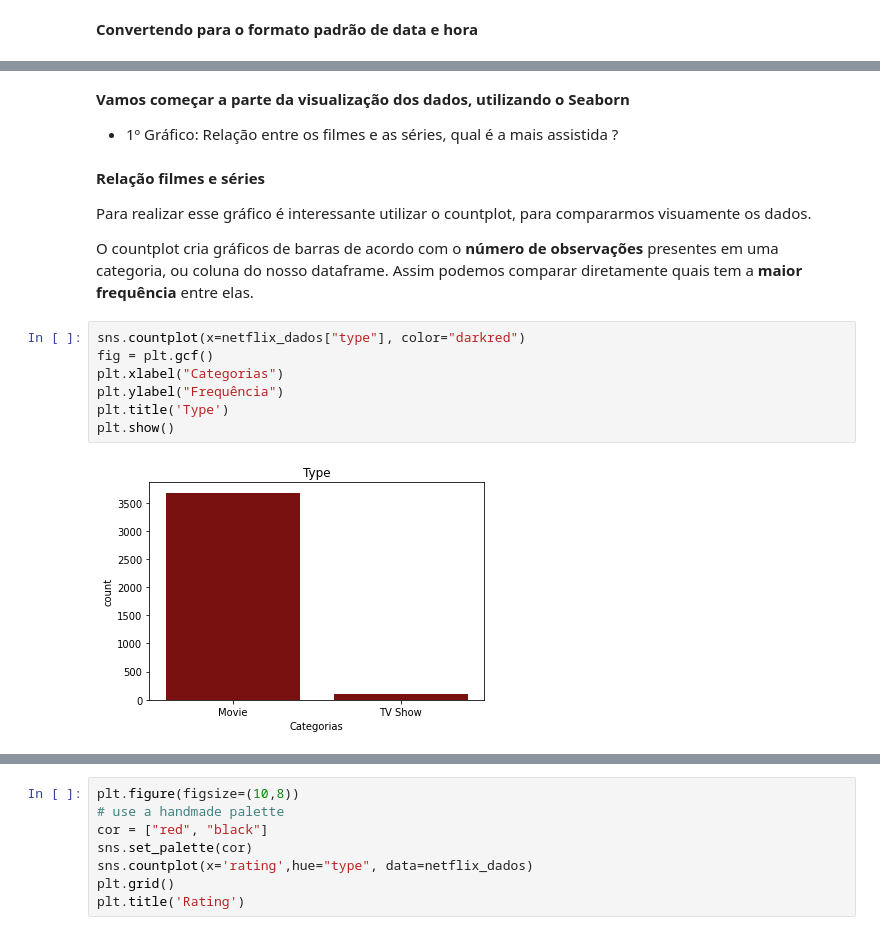
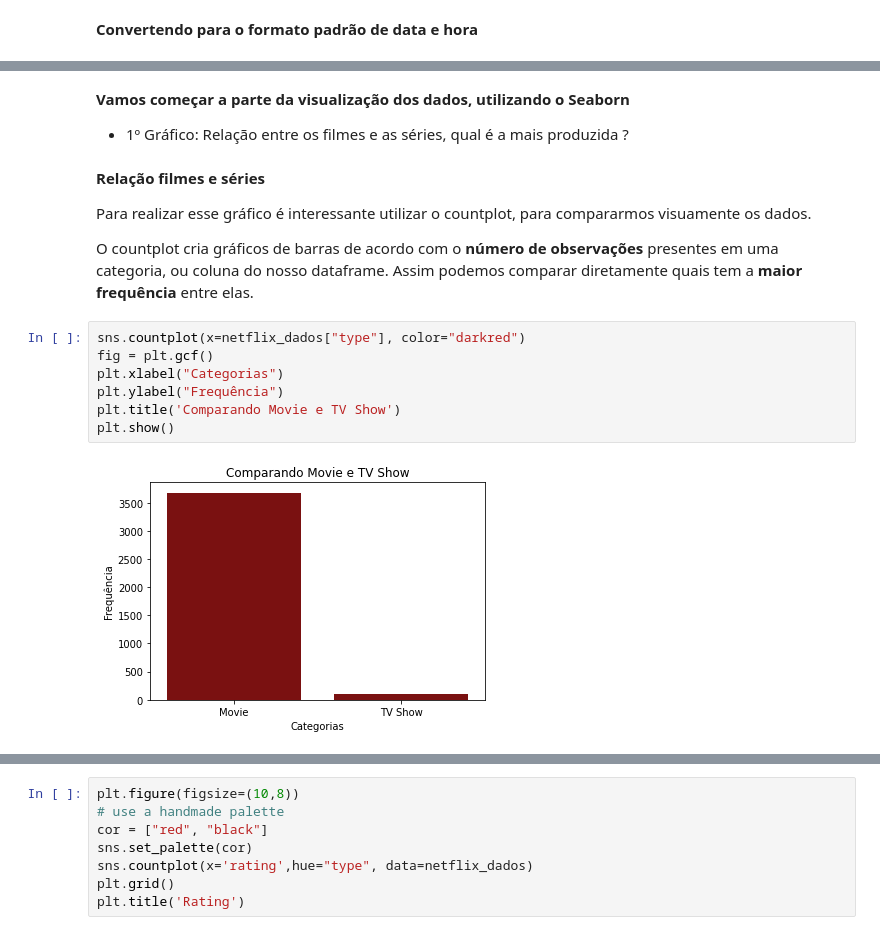
Before and after one commit to Hugox96/Netfliz_Python, a Jupyter notebook: Netflix.ipynb, the cells around one changed output, grey strips where cells are left out. Drawn from its saved outputs; the diff is of its cells as text.

Commit message:
melhorando os gráficos

```diff
--- a/Netflix.ipynb
+++ b/Netflix.ipynb
@@ -116,7 +116,7 @@ netflix_dados.head(10)
 | 23 | 70304988 | Movie | Stonehearst Asylum | Brad Anderson | Kate Beckinsale, Jim Sturgess, Da... | United States | 2017-09-08 | 2014 | PG-13 | 113 min | ... |
 # %% [markdown]
 **Vamos começar a parte da visualização dos dados, utilizando o Seaborn**
-* 1º Gráfico: Relação entre os filmes e as séries, qual é a mais assistida ?
+* 1º Gráfico: Relação entre os filmes e as séries, qual é a mais produzida ?
 # %% [markdown]
 **Relação filmes e séries**
 
@@ -126,10 +126,10 @@ O countplot cria gráficos de barras de acordo com o **número de observações*
 # %%
 sns.countplot(x=netflix_dados["type"], color="darkred")
 fig = plt.gcf()
 plt.xlabel("Categorias")
 plt.ylabel("Frequência")
-plt.title('Type')
+plt.title('Comparando Movie e TV Show')
 plt.show()
 # %% [output]
-[figure, old version]
+[figure, new version]
 # %%
```
Also changed, not shown: parts of 2 cells of this notebook.
